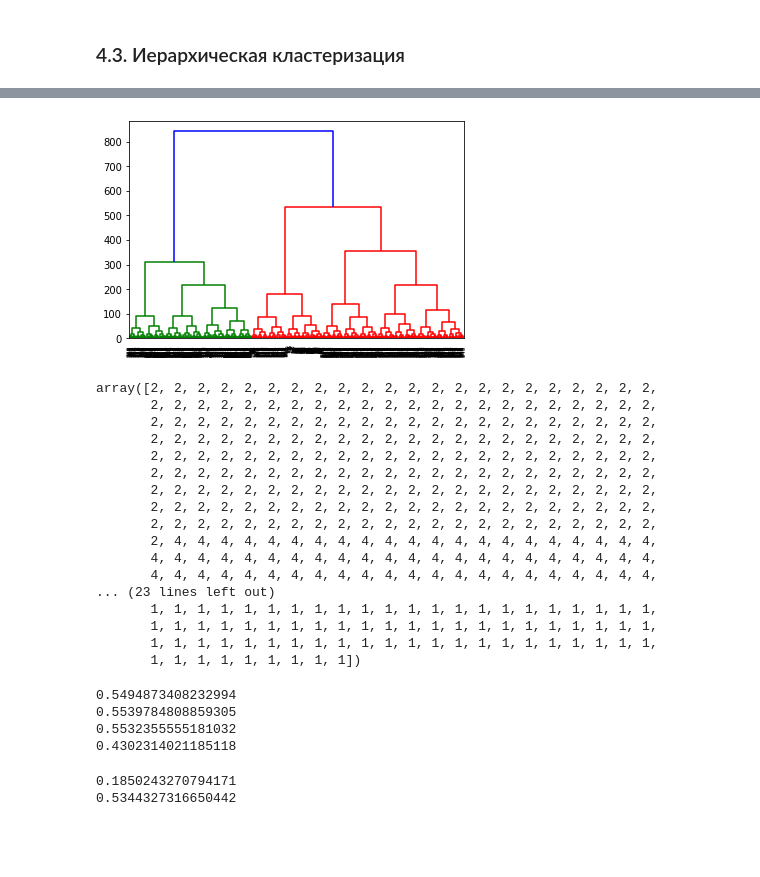
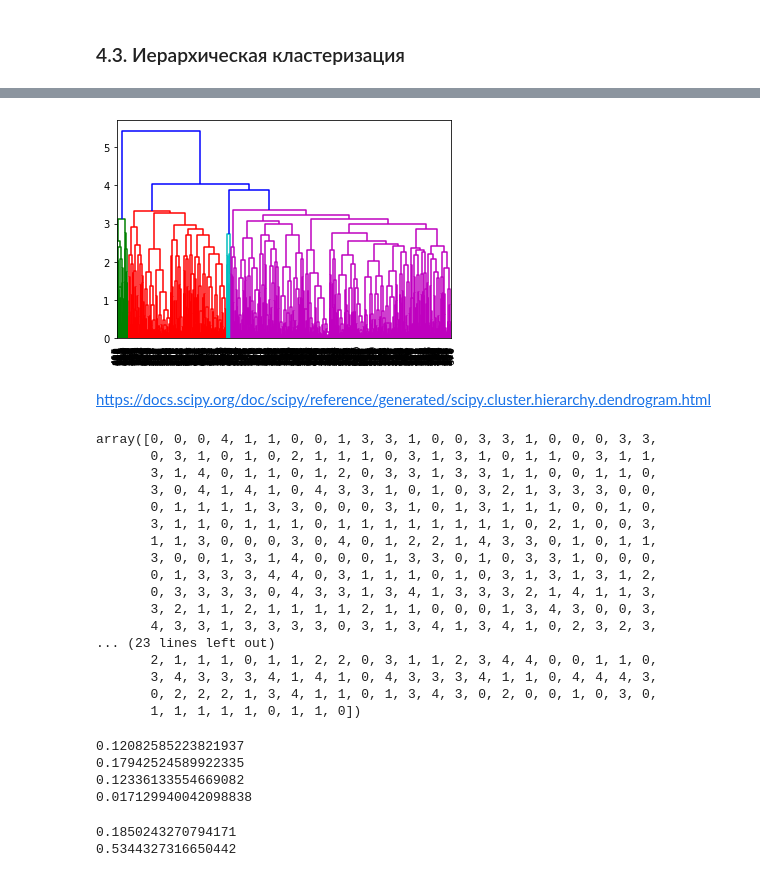
Before and after one commit to anafisa/GPN_2020, a Jupyter notebook: shop_clustering .ipynb, the cells around one changed output, grey strips where cells are left out. Cells and saved outputs as stored; diff of their text form; code cells hidden in the pictures; blank space fills up the shorter version.

```diff
--- a/shop_clustering .ipynb
+++ b/shop_clustering .ipynb
@@ -352,13 +432,16 @@ data = data2.to_numpy()
+# %%
+data = data3.drop(columns='shop_type')
 # %%
 from sklearn.cluster import DBSCAN
 
 
-dbscan = DBSCAN(eps=4, min_samples=5)# как выбирать параметры?
+dbscan = DBSCAN(eps=1.3, min_samples=4)# как выбирать параметры?
 
-dbscan.fit(data2)
+dbscan.fit(data)
+
 
 algo_labels = dbscan.labels_
 # Готово! Распечатаем метки принадлежности к кластерам
-print(metrics.silhouette_score(data2, algo_labels))
+print(metrics.silhouette_score(data, algo_labels))
 print(dbscan.labels_)
 # %% [output]
@@ -388,16 +512,16 @@ from sklearn.cluster import KMeans
 
 
 # Описываем модель
-model = KMeans(n_clusters=2) # подумать о количестве кластеров
+model = KMeans(n_clusters=5) # подумать о количестве кластеров
 
 # Проводим моделирование
-model.fit(data2)
+model.fit(data)
 
 # Предсказание на всем наборе данных
-all_predictions = model.predict(data2)
+all_predictions = model.predict(data)
 
 # Выводим предсказания
 
-# print(all_predictions)
+print(all_predictions)
 print(metrics.silhouette_score(data2, all_predictions))
 # %% [output]
@@ -408,7 +548,7 @@ print(metrics.silhouette_score(data2, all_predictions))
 from scipy.cluster.hierarchy import linkage, dendrogram
 import matplotlib.pyplot as plt
 # %%
-mergings = linkage(data2, method='complete')
+mergings = linkage(data, method='complete')
 # %%
 mergings
 # %% [output]
@@ -422,10 +562,11 @@ array([[5.77000000e+02, 5.78000000e+02, 1.00107289e+00, 2.00000000e+00],
 # %%
 dendrogram(mergings,
 #            labels=varieties,
            leaf_rotation=90,
-           leaf_font_size=6,
+           leaf_font_size=10,
            )
-
+# plt.figure(figsize=(20,10))
+# plt.figure(figsize=(1,1))
 plt.show()
 # %% [output]
-[figure, old version]
+[figure, new version]
@@ -432,3 +575,5 @@ plt.show()
+# %% [markdown]
+https://docs.scipy.org/doc/scipy/reference/generated/scipy.cluster.hierarchy.dendrogram.html
 # %%
 повекра качества результатов
 # %%
@@ -438,33 +581,34 @@ from sklearn import metrics
 from sklearn.cluster import KMeans, AgglomerativeClustering, AffinityPropagation, SpectralClustering
 # %%
 alg = AgglomerativeClustering(n_clusters=5)
-alg.fit(data2)
+alg.fit(data)
 alg.labels_
 # %% [output]
-array([2, 2, 2, 2, 2, 2, 2, 2, 2, 2, 2, 2, 2, 2, 2, 2, 2, 2, 2, 2, 2, 2,
-       2, 2, 2, 2, 2, 2, 2, 2, 2, 2, 2, 2, 2, 2, 2, 2, 2, 2, 2, 2, 2, 2,
-       2, 2, 2, 2, 2, 2, 2, 2, 2, 2, 2, 2, 2, 2, 2, 2, 2, 2, 2, 2, 2, 2,
-       2, 2, 2, 2, 2, 2, 2, 2, 2, 2, 2, 2, 2, 2, 2, 2, 2, 2, 2, 2, 2, 2,
-       2, 2, 2, 2, 2, 2, 2, 2, 2, 2, 2, 2, 2, 2, 2, 2, 2, 2, 2, 2, 2, 2,
-       2, 2, 2, 2, 2, 2, 2, 2, 2, 2, 2, 2, 2, 2, 2, 2, 2, 2, 2, 2, 2, 2,
-       2, 2, 2, 2, 2, 2, 2, 2, 2, 2, 2, 2, 2, 2, 2, 2, 2, 2, 2, 2, 2, 2,
-       2, 2, 2, 2, 2, 2, 2, 2, 2, 2, 2, 2, 2, 2, 2, 2, 2, 2, 2, 2, 2, 2,
-       2, 2, 2, 2, 2, 2, 2, 2, 2, 2, 2, 2, 2, 2, 2, 2, 2, 2, 2, 2, 2, 2,
-       2, 4, 4, 4, 4, 4, 4, 4, 4, 4, 4, 4, 4, 4, 4, 4, 4, 4, 4, 4, 4, 4,
-       4, 4, 4, 4, 4, 4, 4, 4, 4, 4, 4, 4, 4, 4, 4, 4, 4, 4, 4, 4, 4, 4,
-       4, 4, 4, 4, 4, 4, 4, 4, 4, 4, 4, 4, 4, 4, 4, 4, 4, 4, 4, 4, 4, 4,
+array([0, 0, 0, 4, 1, 1, 0, 0, 1, 3, 3, 1, 0, 0, 3, 3, 1, 0, 0, 0, 3, 3,
+       0, 3, 1, 0, 1, 0, 2, 1, 1, 1, 0, 3, 1, 3, 1, 0, 1, 1, 0, 3, 1, 1,
+       3, 1, 4, 0, 1, 1, 0, 1, 2, 0, 3, 3, 1, 3, 3, 1, 1, 0, 0, 1, 1, 0,
+       3, 0, 4, 1, 4, 1, 0, 4, 3, 3, 1, 0, 1, 0, 3, 2, 1, 3, 3, 3, 0, 0,
+       0, 1, 1, 1, 1, 3, 3, 0, 0, 0, 3, 1, 0, 1, 3, 1, 1, 1, 0, 0, 1, 0,
+       3, 1, 1, 0, 1, 1, 1, 0, 1, 1, 1, 1, 1, 1, 1, 1, 0, 2, 1, 0, 0, 3,
+       1, 1, 3, 0, 0, 0, 3, 0, 4, 0, 1, 2, 2, 1, 4, 3, 3, 0, 1, 0, 1, 1,
+       3, 0, 0, 1, 3, 1, 4, 0, 0, 0, 1, 3, 3, 0, 1, 0, 3, 3, 1, 0, 0, 0,
+       0, 1, 3, 3, 3, 4, 4, 0, 3, 1, 1, 1, 0, 1, 0, 3, 1, 3, 1, 3, 1, 2,
+       0, 3, 3, 3, 3, 0, 4, 3, 3, 1, 3, 4, 1, 3, 3, 3, 2, 1, 4, 1, 1, 3,
+       3, 2, 1, 1, 2, 1, 1, 1, 1, 2, 1, 1, 0, 0, 0, 1, 3, 4, 3, 0, 0, 3,
+       4, 3, 3, 1, 3, 3, 3, 3, 0, 3, 1, 3, 4, 1, 3, 4, 1, 0, 2, 3, 2, 3,
 ... (23 lines left out)
-       1, 1, 1, 1, 1, 1, 1, 1, 1, 1, 1, 1, 1, 1, 1, 1, 1, 1, 1, 1, 1, 1,
-       1, 1, 1, 1, 1, 1, 1, 1, 1, 1, 1, 1, 1, 1, 1, 1, 1, 1, 1, 1, 1, 1,
-       1, 1, 1, 1, 1, 1, 1, 1, 1, 1, 1, 1, 1, 1, 1, 1, 1, 1, 1, 1, 1, 1,
-       1, 1, 1, 1, 1, 1, 1, 1, 1])
+       2, 1, 1, 1, 0, 1, 1, 2, 2, 0, 3, 1, 1, 2, 3, 4, 4, 0, 0, 1, 1, 0,
+       3, 4, 3, 3, 3, 4, 1, 4, 1, 0, 4, 3, 3, 3, 4, 1, 1, 0, 4, 4, 4, 3,
+       0, 2, 2, 2, 1, 3, 4, 1, 1, 0, 1, 3, 4, 3, 0, 2, 0, 0, 1, 0, 3, 0,
+       1, 1, 1, 1, 1, 0, 1, 1, 0])
 # %%
 for linkage in ('ward', 'average', 'complete', 'single'):
-    clustering = AgglomerativeClustering(linkage=linkage, n_clusters=3)
-    clustering.fit(data2)
-    print(metrics.silhouette_score(data2, clustering.labels_))
+    clustering = AgglomerativeClustering(linkage=linkage, n_clusters=5)
+    clustering.fit(data)
+
+    print(metrics.silhouette_score(data, clustering.labels_))
 # %% [output]
-0.5494873408232994
-0.5539784808859305
-0.5532355555181032
-0.4302314021185118
+0.12082585223821937
+0.17942524589922335
+0.12336133554669082
+0.017129940042098838
```
Also changed, not shown: parts of 27 cells of this notebook.
